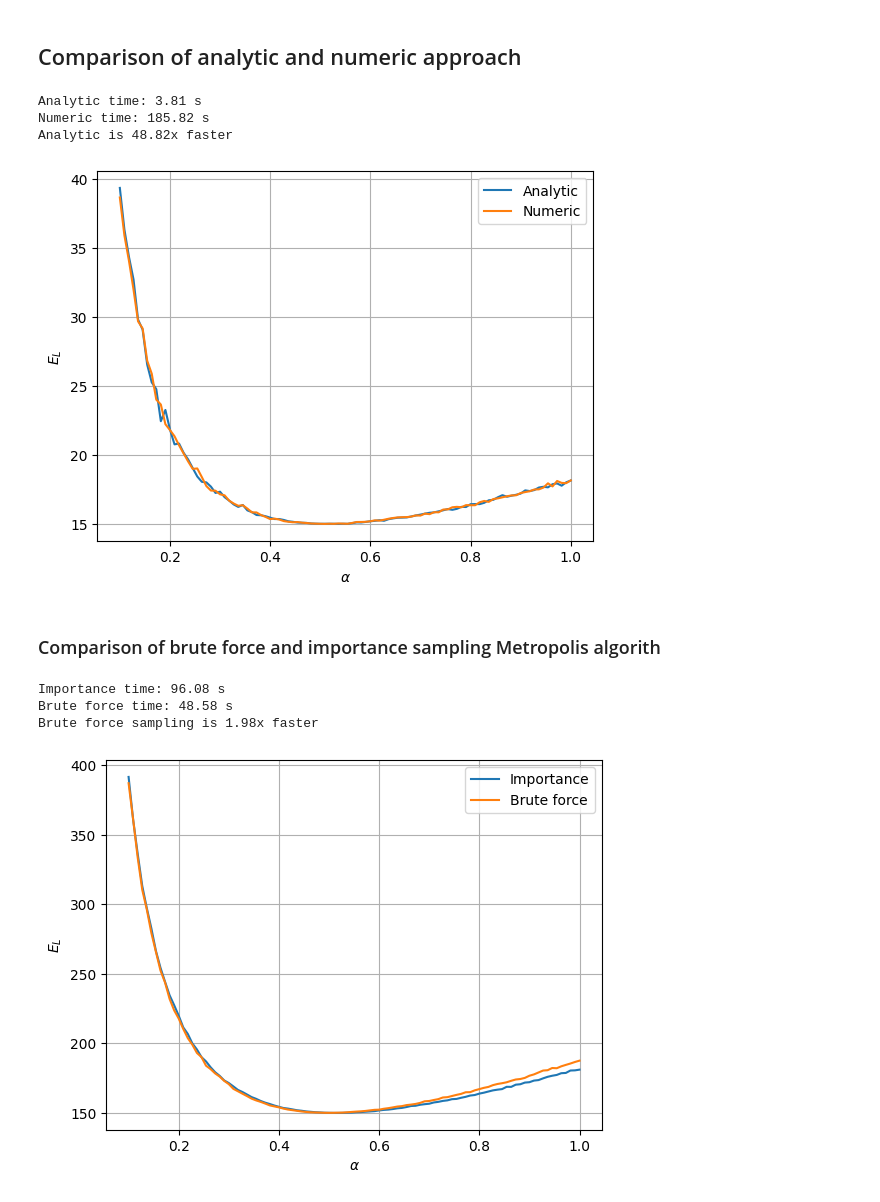
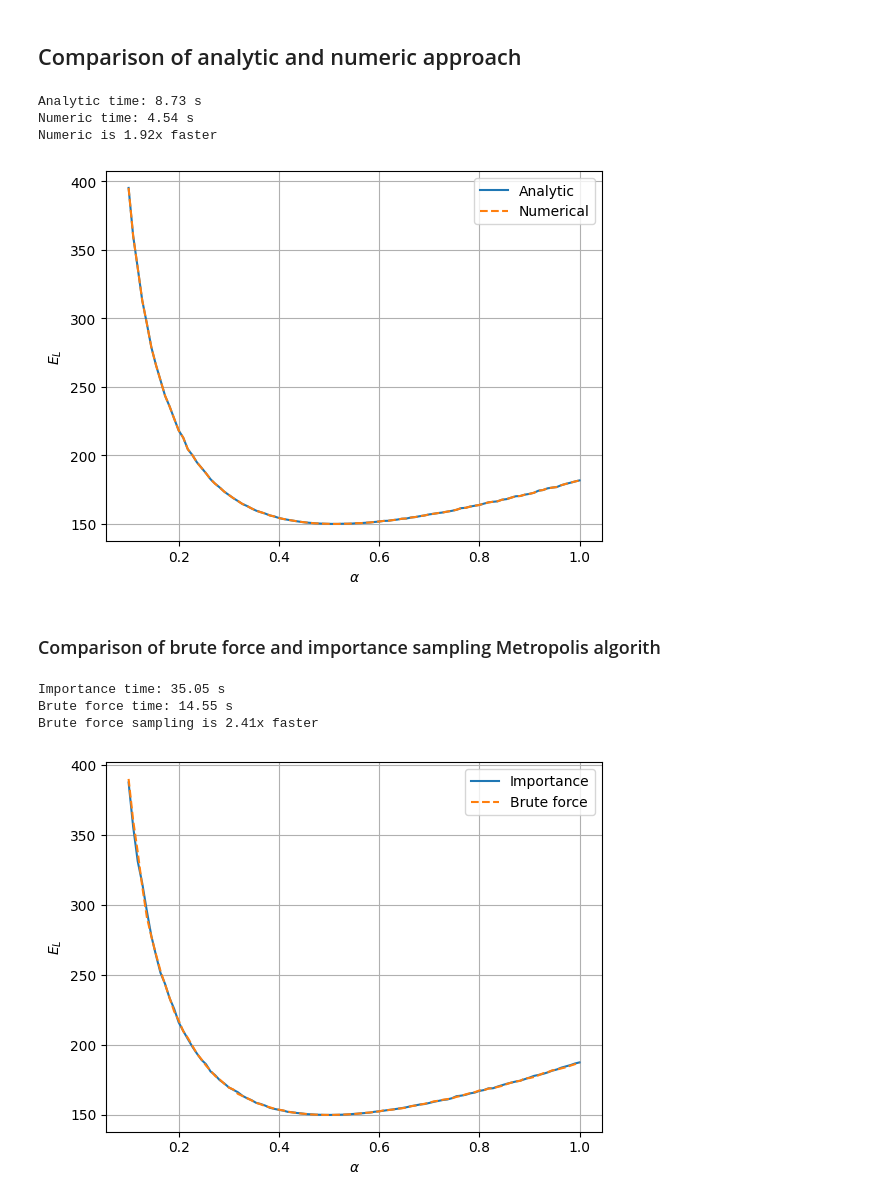
Before and after one commit to semapheur/fys4411, a Jupyter notebook: project_1/code/calc_c.ipynb, the cells around one changed output. Saved outputs shown, nothing was run; the diff lists cells and outputs as text; code cells hidden in the pictures.

```diff
--- a/project_1/code/calc_c.ipynb
+++ b/project_1/code/calc_c.ipynb
@@ -162,15 +168,15 @@ import time
 from matplotlib import pyplot as plt
 import numpy as np
 
-from vmc import Metropolis
-from bose_harmonic import (
-  wavefunction,
-  local_energy,
-  drift_force,
-  drift_force_numeric,
-  local_energy_numeric,
+from vmc_jax import MetropolisJAX
+from bose_harmonic import HarmonicParamGrid
+from bose_harmonic_jax import (
+  log_wavefunction_jax,
+  local_energy_jax,
+  drift_force_jax,
+  drift_force_numeric_jax,
+  local_energy_numeric_jax,
   HarmonicParams,
-  HarmonicParamGrid,
 )
 
 cycles = 10_000
@@ -180,17 +186,17 @@ diffusion_coefficient = 0.5
 alpha_values = np.linspace(0.1, 1.0, 100)
 param_grid = HarmonicParamGrid(param_type=HarmonicParams, alpha=alpha_values)
 
-number_particles = 10
+number_particles = 100
 dim = 3
 
+simulation = MetropolisJAX[HarmonicParams](number_particles, dim)
+
 # Analytic
-simulation = Metropolis[HarmonicParams](number_particles, dim)
-
 start_analytic = time.perf_counter()
 result_analytic = simulation.grid_search_importance(
-  wavefunction,
-  local_energy,
-  drift_force,
+  log_wavefunction_jax,
+  local_energy_jax,
+  drift_force_jax,
   param_grid,
   time_step,
   diffusion_coefficient,
@@ -198,43 +204,42 @@ result_analytic = simulation.grid_search_importance(
 )
 stop_analytic = time.perf_counter()
 time_analytic = stop_analytic - start_analytic
 
 # Numeric
-simulation_numeric = Metropolis[HarmonicParams](number_particles, dim)
 start_numeric = time.perf_counter()
 result_numeric = simulation.grid_search_importance(
-  wavefunction,
-  local_energy_numeric,
-  drift_force_numeric,
+  log_wavefunction_jax,
+  local_energy_numeric_jax,
+  drift_force_numeric_jax,
   param_grid,
   time_step,
   diffusion_coefficient,
   cycles,
 )
 stop_numeric = time.perf_counter()
 time_numeric = stop_numeric - start_numeric
 
 print(f"Analytic time: {time_analytic:.2f} s")
 print(f"Numeric time: {time_numeric:.2f} s")
 if time_analytic < time_numeric:
   factor = time_numeric / time_analytic
   print(f"Analytic is {factor:.2f}x faster")
 else:
   factor = time_analytic / time_numeric
   print(f"Numeric is {factor:.2f}x faster")
 
-plt.plot(alpha_values, result_analytic.energy, label="Analytic")
-plt.plot(alpha_values, result_numeric.energy, label="Numeric")
+plt.plot(alpha_values, result_analytic.energies, label="Analytic")
+plt.plot(alpha_values, result_numeric.energies, label="Numerical", linestyle="dashed")
 plt.xlabel(r"$\alpha$")
 plt.ylabel(r"$E_L$")
 plt.legend()
 plt.grid(True)
 plt.show()
 # %% [output]
-Analytic time: 3.81 s
-Numeric time: 185.82 s
-Analytic is 48.82x faster
+Analytic time: 8.73 s
+Numeric time: 4.54 s
+Numeric is 1.92x faster
-[figure, old version]
+[figure, new version]
 # %% [markdown]
 ### Comparison of brute force and importance sampling Metropolis algorith
 # %%
@@ -263,7 +268,7 @@ param_grid = HarmonicParamGrid(param_type=HarmonicParams, alpha=alpha_values)
 number_particles = 100
 dimension = 3
 
-simulation = Metropolis[HarmonicParams, HarmonicParamGrid](number_particles, dimension)
+simulation = Metropolis[HarmonicParams](number_particles, dimension)
 
 start_importance = time.perf_counter()
 results_importance = simulation.grid_search_importance(
@@ -279,7 +284,7 @@ end_importance = time.perf_counter()
 time_importance = end_importance - start_importance
 
 start_brute = time.perf_counter()
-results_brute = simulation.grid_search(
+results_brute = simulation.grid_search_brute(
   wavefunction,
   local_energy,
   param_grid,
@@ -298,18 +303,15 @@ else:
   factor = time_importance / time_brute
   print(f"Brute force sampling is {factor:.2f}x faster")
 
-energies_importance = [r["energy"] for r in results_importance]
-energies_brute = [r["energy"] for r in results_brute]
-
-plt.plot(alpha_values, energies_importance, label="Importance")
-plt.plot(alpha_values, energies_brute, label="Brute force")
+plt.plot(alpha_values, results_importance.energies, label="Importance")
+plt.plot(alpha_values, results_brute.energies, label="Brute force", linestyle="dashed")
 plt.xlabel(r"$\alpha$")
 plt.ylabel(r"$E_L$")
 plt.legend()
 plt.grid(True)
 plt.show()
 # %% [output]
-Importance time: 96.08 s
-Brute force time: 48.58 s
-Brute force sampling is 1.98x faster
+Importance time: 35.05 s
+Brute force time: 14.55 s
+Brute force sampling is 2.41x faster
-[figure, old version]
+[figure, new version]
```
Also changed, not shown: parts of 2 cells of this notebook, 5 other files.
